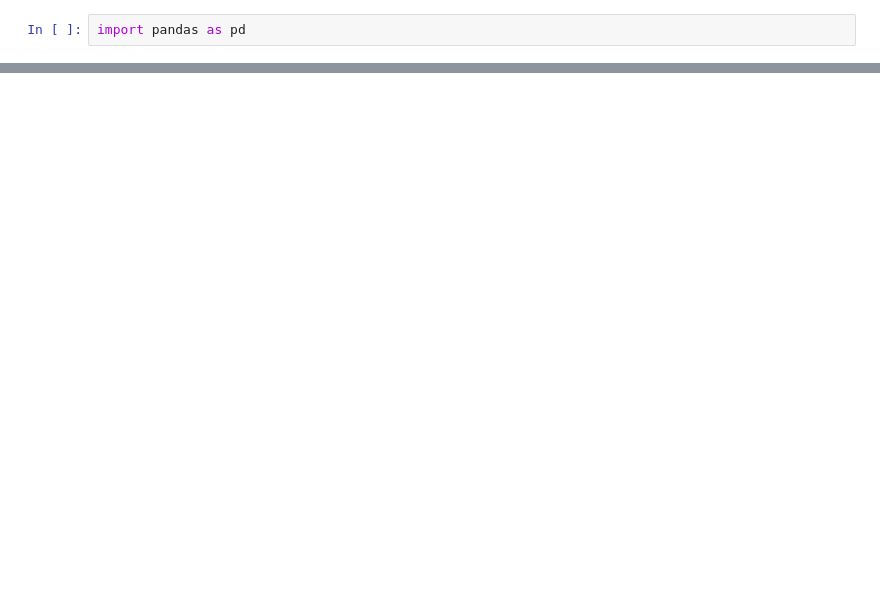
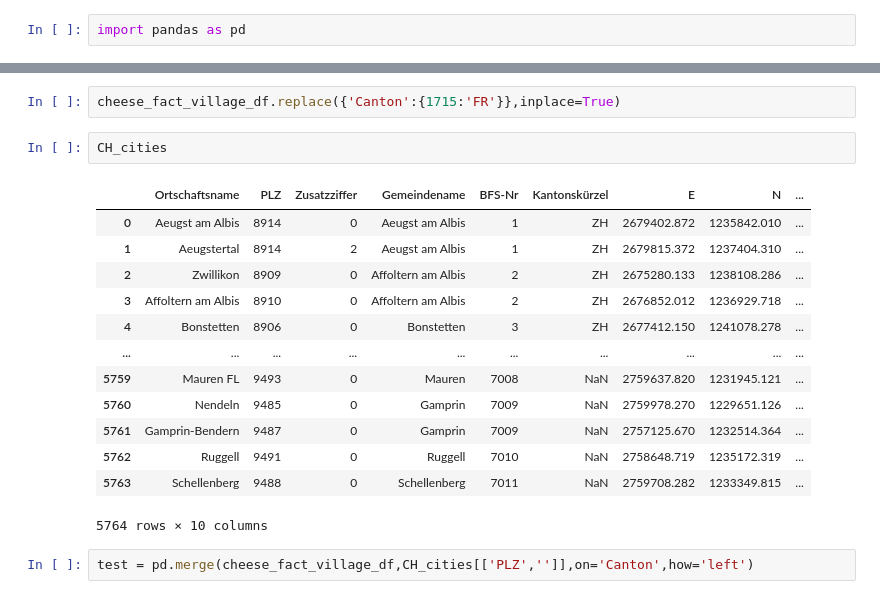
Before and after one commit to baertsch/Transformative-Project, a Jupyter notebook: code.ipynb, the cells around one changed output, grey strips where cells are left out. Cells and saved outputs as stored; diff of their text form; blank space fills up the shorter version.

```diff
--- a/code.ipynb
+++ b/code.ipynb
@@ -37,0 +140,20 @@ cheese_fact_village_df
+# %%
+cheese_fact_village_df.replace({'Canton':{1715:'FR'}},inplace=True)
+# %%
+CH_cities
+# %% [output]
+|  | Ortschaftsname | PLZ | Zusatzziffer | Gemeindename | BFS-Nr | Kantonskürzel | E | N | ... |
+| 0 | Aeugst am Albis | 8914 | 0 | Aeugst am Albis | 1 | ZH | 2679402.872 | 1235842.010 | ... |
+| 1 | Aeugstertal | 8914 | 2 | Aeugst am Albis | 1 | ZH | 2679815.372 | 1237404.310 | ... |
+| 2 | Zwillikon | 8909 | 0 | Affoltern am Albis | 2 | ZH | 2675280.133 | 1238108.286 | ... |
+| 3 | Affoltern am Albis | 8910 | 0 | Affoltern am Albis | 2 | ZH | 2676852.012 | 1236929.718 | ... |
+| 4 | Bonstetten | 8906 | 0 | Bonstetten | 3 | ZH | 2677412.150 | 1241078.278 | ... |
+| ... | ... | ... | ... | ... | ... | ... | ... | ... | ... |
+| 5759 | Mauren FL | 9493 | 0 | Mauren | 7008 | NaN | 2759637.820 | 1231945.121 | ... |
+| 5760 | Nendeln | 9485 | 0 | Gamprin | 7009 | NaN | 2759978.270 | 1229651.126 | ... |
+| 5761 | Gamprin-Bendern | 9487 | 0 | Gamprin | 7009 | NaN | 2757125.670 | 1232514.364 | ... |
+| 5762 | Ruggell | 9491 | 0 | Ruggell | 7010 | NaN | 2758648.719 | 1235172.319 | ... |
+| 5763 | Schellenberg | 9488 | 0 | Schellenberg | 7011 | NaN | 2759708.282 | 1233349.815 | ... |
+5764 rows × 10 columns
+# %%
+test = pd.merge(cheese_fact_village_df,CH_cities[['PLZ','']],on='Canton',how='left')
```
Also changed, not shown: parts of 14 cells of this notebook.
